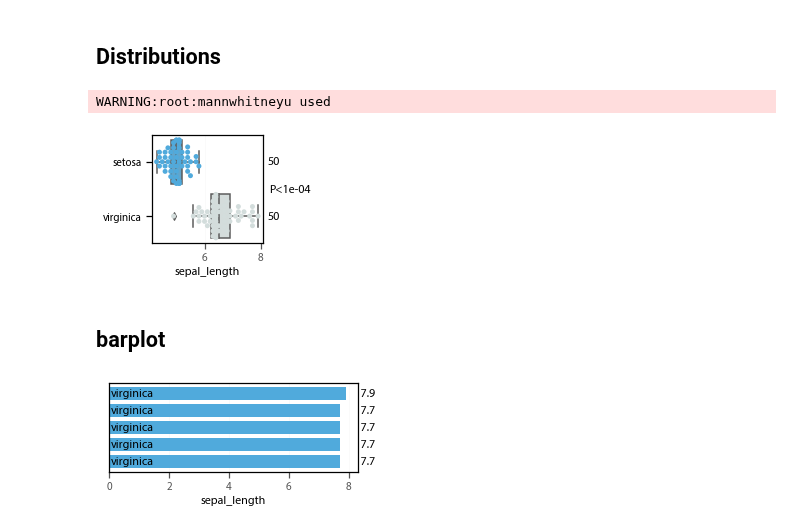
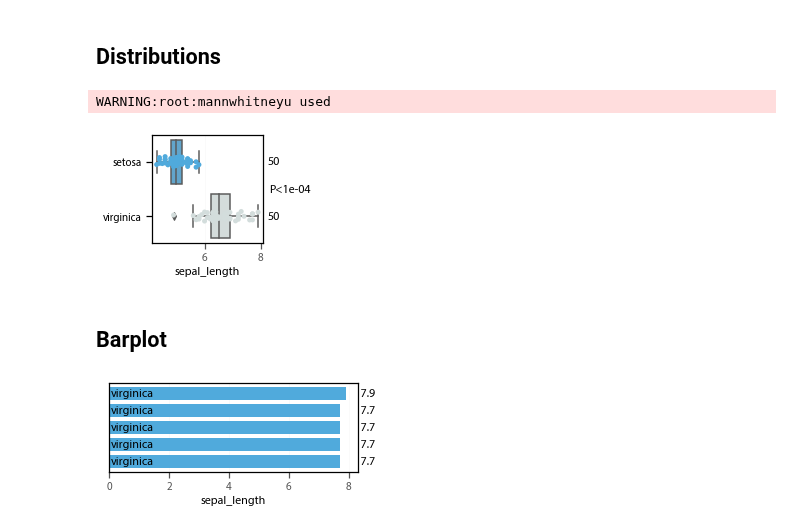
Before and after one commit to rraadd88/roux, a Jupyter notebook: examples/viz.ipynb, the cells around one changed output. Drawn from its saved outputs; the diff is of its cells as text; code cells hidden in the pictures.

```diff
--- a/examples/viz.ipynb
+++ b/examples/viz.ipynb
@@ -64,18 +68,18 @@ ax=show_box(ax=ax,xy=[1,2],width=2,height=1,ec='red',lw=2)
 # %%
 # demo data
 import seaborn as sns
 df1=sns.load_dataset('iris')
 df1=df1.loc[df1['species'].isin(['setosa','virginica']),:]
 df1['id']=range(len(df1))
 
 # plot
 from roux.viz.dist import plot_dists
-ax=plot_dists(df1,x='sepal_length',y='species',colindex='id',kind=['box','swarm'])
+ax=plot_dists(df1,x='sepal_length',y='species',colindex='id',kind=['box','strip'])
 # %% [output]
 WARNING:root:mannwhitneyu used
-[figure, old version]
+[figure, new version]
 # %% [markdown]
-## barplot
+## Barplot
 # %%
 # demo data
 import seaborn as sns
```
Also changed, not shown: parts of 2 cells of this notebook, 5 other files.
